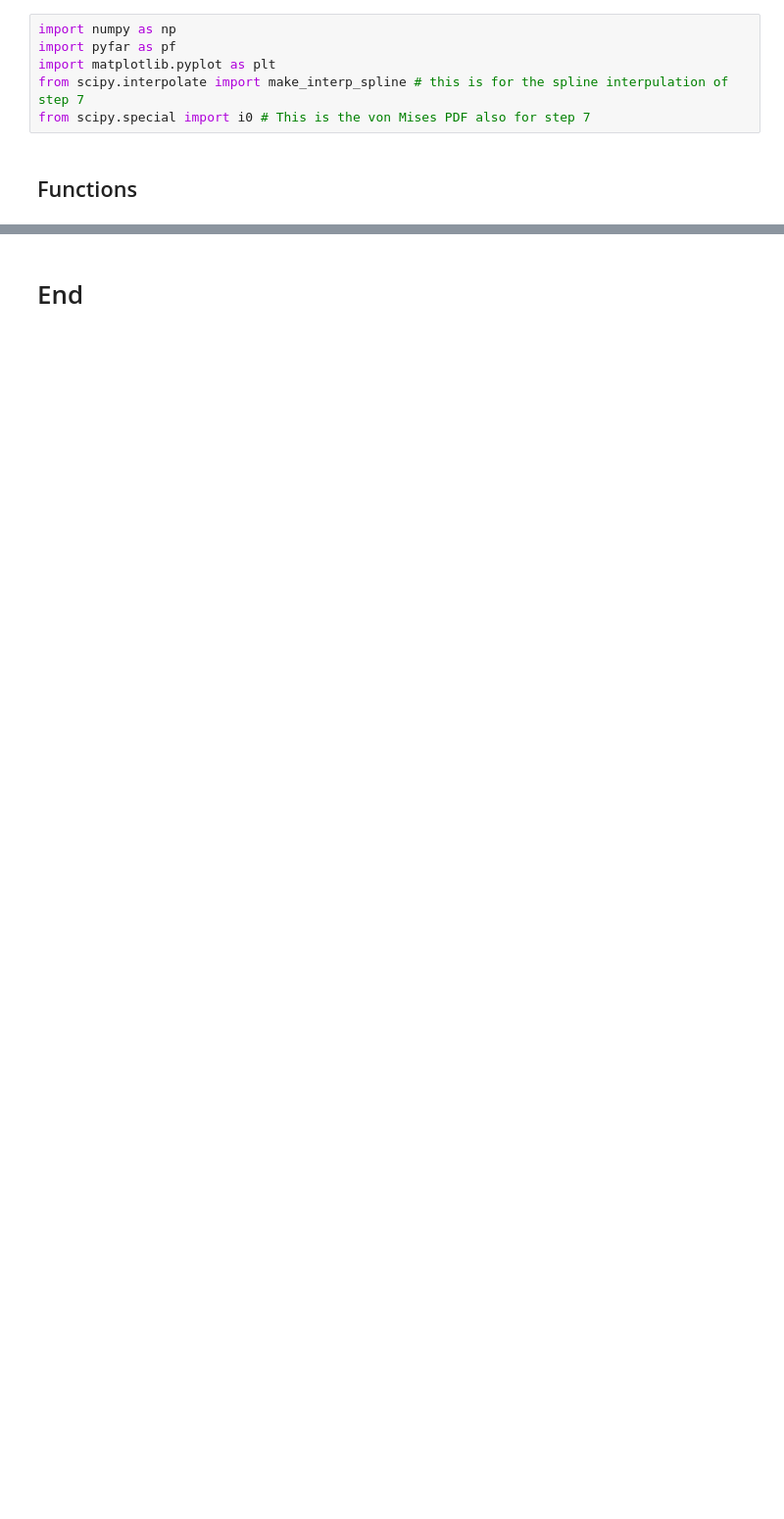
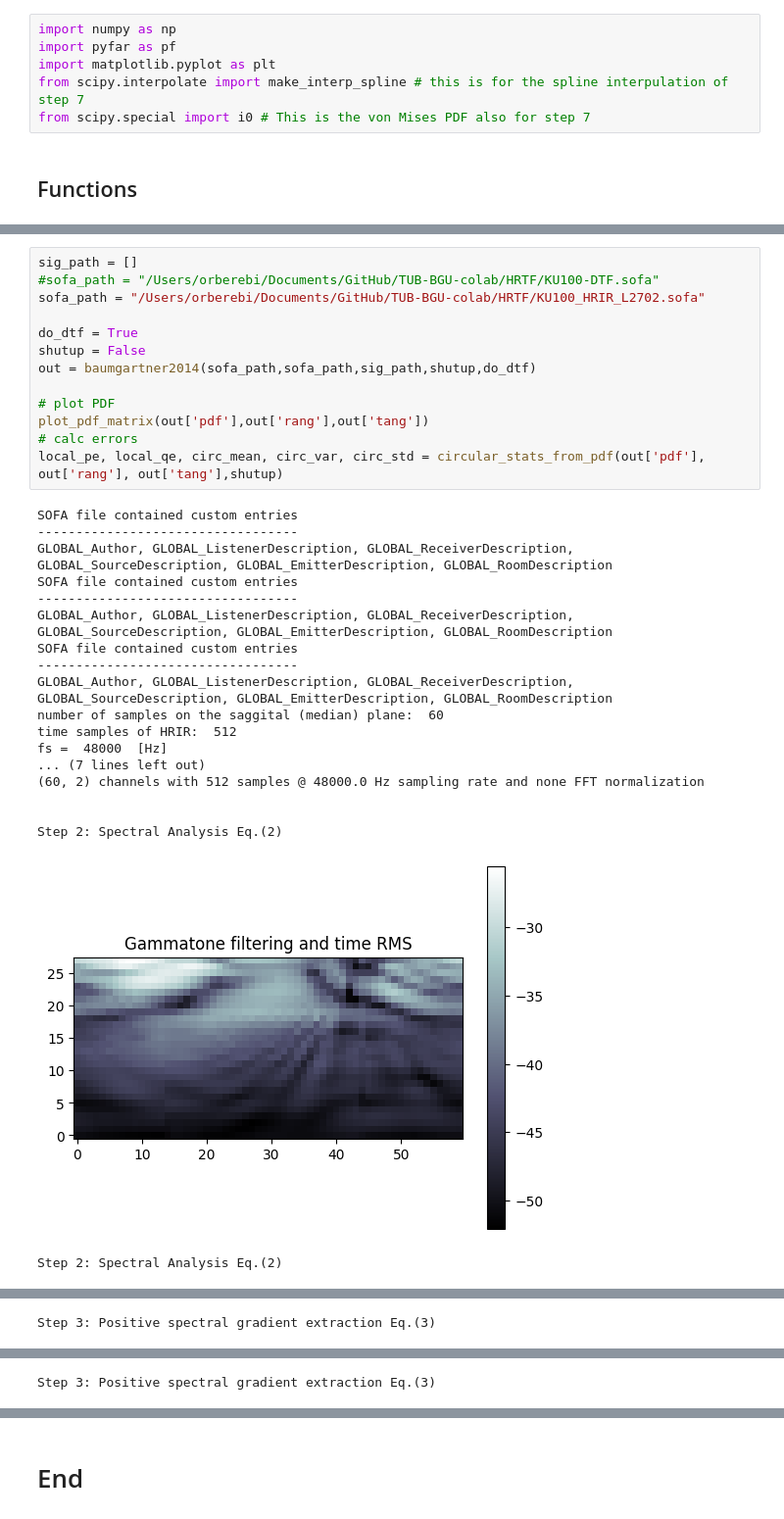
Before and after one commit to OrBerebi/TUB-BGU-colab, a Jupyter notebook: PyTorch/baumgartner2014/run_demo.ipynb, the cells around one changed output, grey strips where cells are left out. Shown at 98% size. Drawn from its saved outputs; the diff is of its cells as text; blank space fills up the shorter version.

Commit message:
Refine for clarity in the localization model notebook

```diff
--- a/PyTorch/baumgartner2014/run_demo.ipynb
+++ b/PyTorch/baumgartner2014/run_demo.ipynb
@@ -461,0 +487,33 @@ Step 5: Similarity estimation Eq.(5)
+# %%
+sig_path = []
+#sofa_path = "/Users/orberebi/Documents/GitHub/TUB-BGU-colab/HRTF/KU100-DTF.sofa"
+sofa_path = "/Users/orberebi/Documents/GitHub/TUB-BGU-colab/HRTF/KU100_HRIR_L2702.sofa"
+
+do_dtf = True
+shutup = False
+out = baumgartner2014(sofa_path,sofa_path,sig_path,shutup,do_dtf)
+
+# plot PDF
+plot_pdf_matrix(out['pdf'],out['rang'],out['tang'])
+# calc errors
+local_pe, local_qe, circ_mean, circ_var, circ_std = circular_stats_from_pdf(out['pdf'], out['rang'], out['tang'],shutup)
+# %% [output]
+SOFA file contained custom entries
+----------------------------------
+GLOBAL_Author, GLOBAL_ListenerDescription, GLOBAL_ReceiverDescription, GLOBAL_SourceDescription, GLOBAL_EmitterDescription, GLOBAL_RoomDescription
+SOFA file contained custom entries
+----------------------------------
+GLOBAL_Author, GLOBAL_ListenerDescription, GLOBAL_ReceiverDescription, GLOBAL_SourceDescription, GLOBAL_EmitterDescription, GLOBAL_RoomDescription
+SOFA file contained custom entries
+----------------------------------
+GLOBAL_Author, GLOBAL_ListenerDescription, GLOBAL_ReceiverDescription, GLOBAL_SourceDescription, GLOBAL_EmitterDescription, GLOBAL_RoomDescription
+number of samples on the saggital (median) plane:  60
+time samples of HRIR:  512
+fs =  48000  [Hz]
+... (7 lines left out)
+(60, 2) channels with 512 samples @ 48000.0 Hz sampling rate and none FFT normalization
+
+
+Step 2: Spectral Analysis Eq.(2)
+[figure, added]
+Step 2: Spectral Analysis Eq.(2)
@@ -461,0 +521 @@ Step 5: Similarity estimation Eq.(5)
+Step 3: Positive spectral gradient extraction Eq.(3)
@@ -461,0 +523 @@ Step 5: Similarity estimation Eq.(5)
+Step 3: Positive spectral gradient extraction Eq.(3)
```
Also changed, not shown: parts of 5 cells of this notebook, 6 other files.
